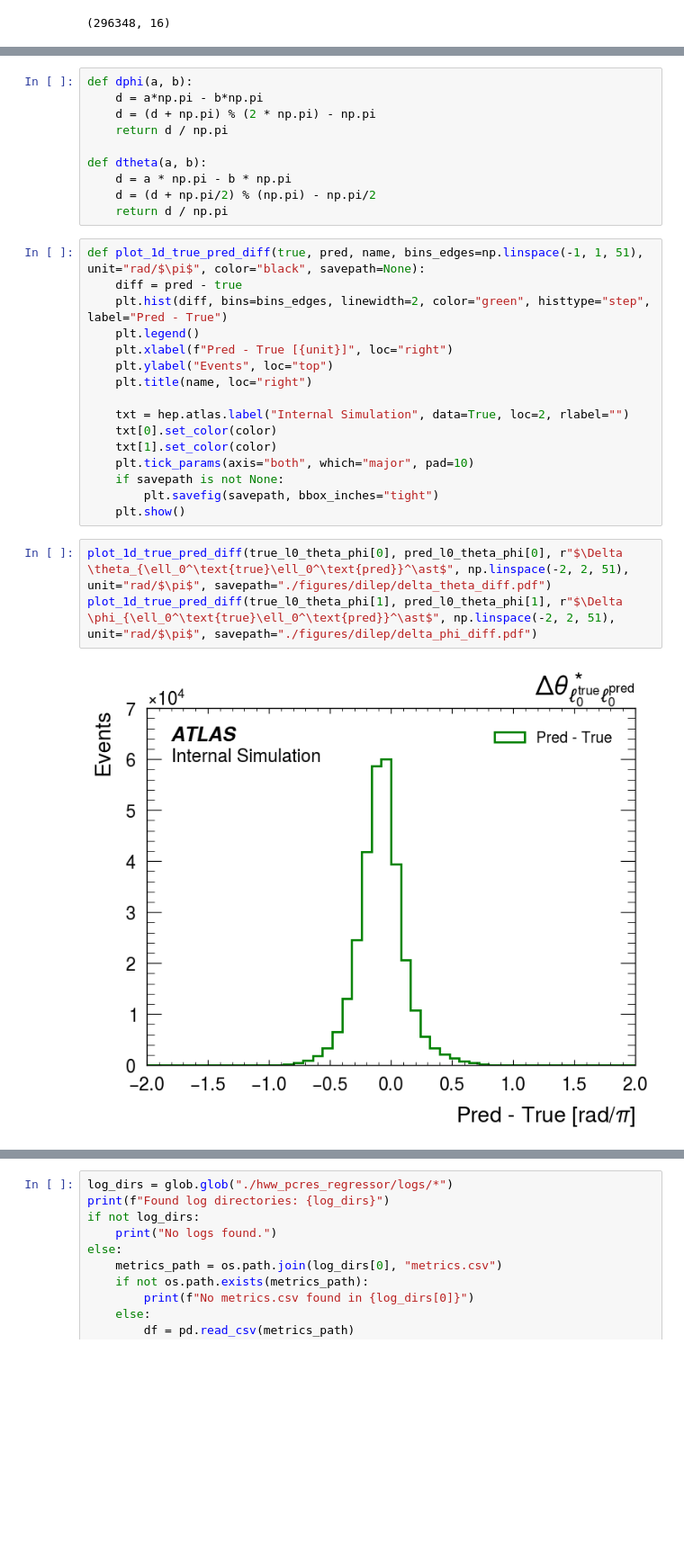
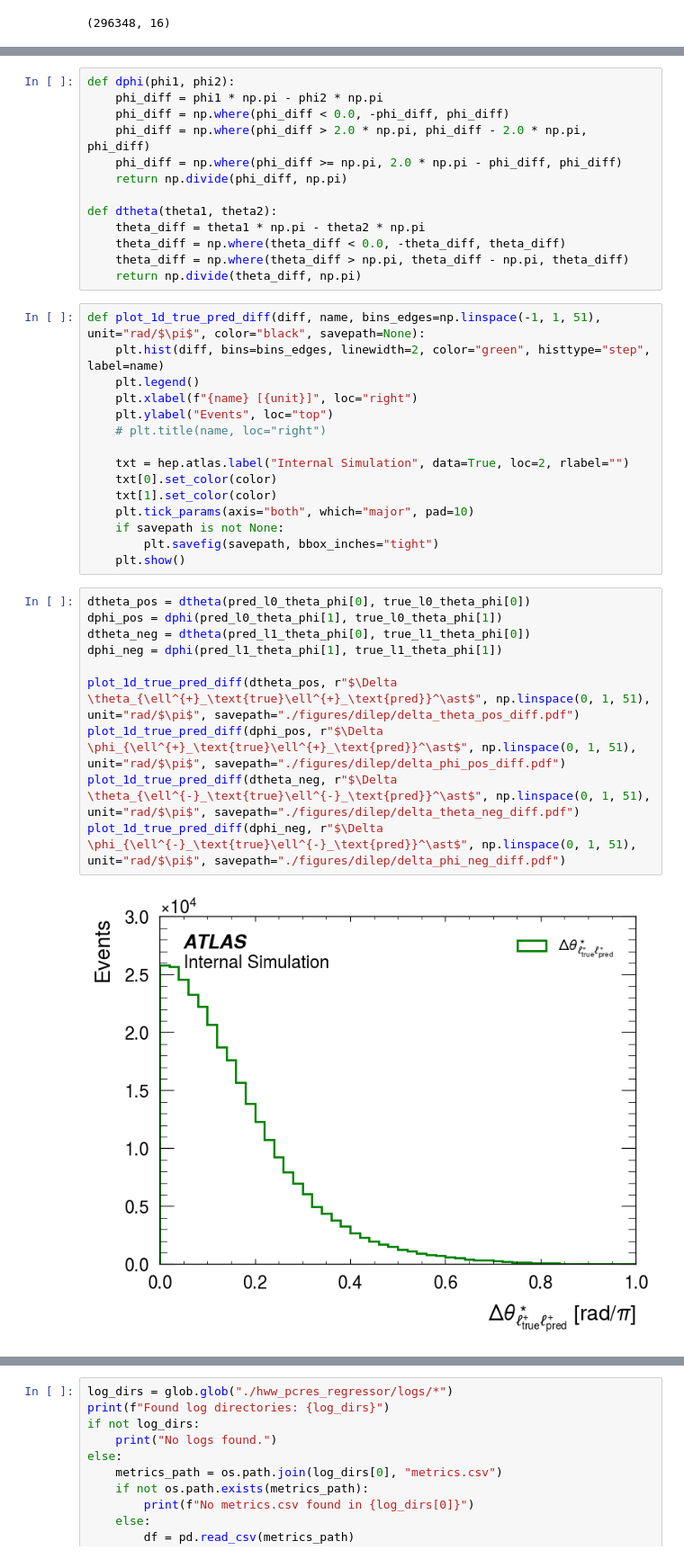
Before and after one commit to yygarypeng/ww-pcres, a Jupyter notebook: visualize.ipynb, the cells around one changed output, grey strips where cells are left out. Shown at 90% size. Drawn from its saved outputs; the diff is of its cells as text; blank space fills up the shorter version.

Commit message:
Make figures beautiful.

```diff
--- a/visualize.ipynb
+++ b/visualize.ipynb
@@ -243,23 +247,25 @@ l+ phi RMSE: 0.7255929218086113
 l- phi RMSE: 0.725276332020429
 [figure]
 # %%
-def dphi(a, b):
-	d = a*np.pi - b*np.pi
-	d = (d + np.pi) % (2 * np.pi) - np.pi
-	return d / np.pi
+def dphi(phi1, phi2):
+    phi_diff = phi1 * np.pi - phi2 * np.pi
+    phi_diff = np.where(phi_diff < 0.0, -phi_diff, phi_diff)
+    phi_diff = np.where(phi_diff > 2.0 * np.pi, phi_diff - 2.0 * np.pi, phi_diff)
+    phi_diff = np.where(phi_diff >= np.pi, 2.0 * np.pi - phi_diff, phi_diff)
+    return np.divide(phi_diff, np.pi)
 
-def dtheta(a, b):
-	d = a * np.pi - b * np.pi
-	d = (d + np.pi/2) % (np.pi) - np.pi/2
-	return d / np.pi
+def dtheta(theta1, theta2):
+	theta_diff = theta1 * np.pi - theta2 * np.pi
+	theta_diff = np.where(theta_diff < 0.0, -theta_diff, theta_diff)
+	theta_diff = np.where(theta_diff > np.pi, theta_diff - np.pi, theta_diff)
+	return np.divide(theta_diff, np.pi)
 # %%
-def plot_1d_true_pred_diff(true, pred, name, bins_edges=np.linspace(-1, 1, 51), unit="rad/$\pi$", color="black", savepath=None):
-	diff = pred - true
-	plt.hist(diff, bins=bins_edges, linewidth=2, color="green", histtype="step", label="Pred - True")
+def plot_1d_true_pred_diff(diff, name, bins_edges=np.linspace(-1, 1, 51), unit="rad/$\pi$", color="black", savepath=None):
+	plt.hist(diff, bins=bins_edges, linewidth=2, color="green", histtype="step", label=name)
 	plt.legend()
-	plt.xlabel(f"Pred - True [{unit}]", loc="right")
+	plt.xlabel(f"{name} [{unit}]", loc="right")
 	plt.ylabel("Events", loc="top")
-	plt.title(name, loc="right")
+	# plt.title(name, loc="right")
 
 	txt = hep.atlas.label("Internal Simulation", data=True, loc=2, rlabel="")
 	txt[0].set_color(color)
@@ -269,7 +275,14 @@ def plot_1d_true_pred_diff(true, pred, name, bins_edges=np.linspace(-1, 1, 51),
 		plt.savefig(savepath, bbox_inches="tight")
 	plt.show()
 # %%
-plot_1d_true_pred_diff(true_l0_theta_phi[0], pred_l0_theta_phi[0], r"$\Delta \theta_{\ell_0^\text{true}\ell_0^\text{pred}}^\ast$", np.linspace(-2, 2, 51), unit="rad/$\pi$", savepath="./figures/dilep/delta_theta_diff.pdf")
-plot_1d_true_pred_diff(true_l0_theta_phi[1], pred_l0_theta_phi[1], r"$\Delta \phi_{\ell_0^\text{true}\ell_0^\text{pred}}^\ast$", np.linspace(-2, 2, 51), unit="rad/$\pi$", savepath="./figures/dilep/delta_phi_diff.pdf")
+dtheta_pos = dtheta(pred_l0_theta_phi[0], true_l0_theta_phi[0])
+dphi_pos = dphi(pred_l0_theta_phi[1], true_l0_theta_phi[1])
+dtheta_neg = dtheta(pred_l1_theta_phi[0], true_l1_theta_phi[0])
+dphi_neg = dphi(pred_l1_theta_phi[1], true_l1_theta_phi[1])
+
+plot_1d_true_pred_diff(dtheta_pos, r"$\Delta \theta_{\ell^{+}_\text{true}\ell^{+}_\text{pred}}^\ast$", np.linspace(0, 1, 51), unit="rad/$\pi$", savepath="./figures/dilep/delta_theta_pos_diff.pdf")
+plot_1d_true_pred_diff(dphi_pos, r"$\Delta \phi_{\ell^{+}_\text{true}\ell^{+}_\text{pred}}^\ast$", np.linspace(0, 1, 51), unit="rad/$\pi$", savepath="./figures/dilep/delta_phi_pos_diff.pdf")
+plot_1d_true_pred_diff(dtheta_neg, r"$\Delta \theta_{\ell^{-}_\text{true}\ell^{-}_\text{pred}}^\ast$", np.linspace(0, 1, 51), unit="rad/$\pi$", savepath="./figures/dilep/delta_theta_neg_diff.pdf")
+plot_1d_true_pred_diff(dphi_neg, r"$\Delta \phi_{\ell^{-}_\text{true}\ell^{-}_\text{pred}}^\ast$", np.linspace(0, 1, 51), unit="rad/$\pi$", savepath="./figures/dilep/delta_phi_neg_diff.pdf")
 # %% [output]
-[figure, old version]
+[figure, new version]
```
Also changed, not shown: parts of 6 cells of this notebook, 59 other files.
